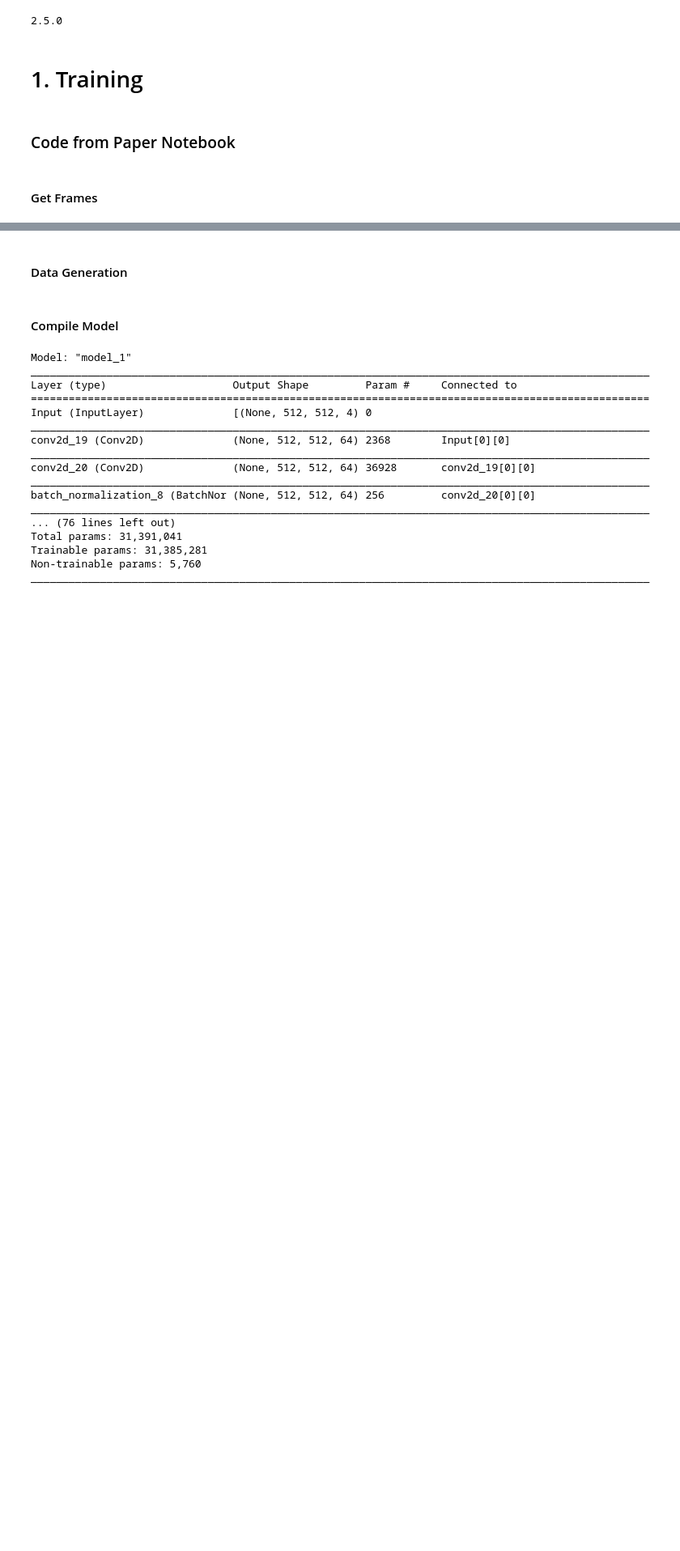
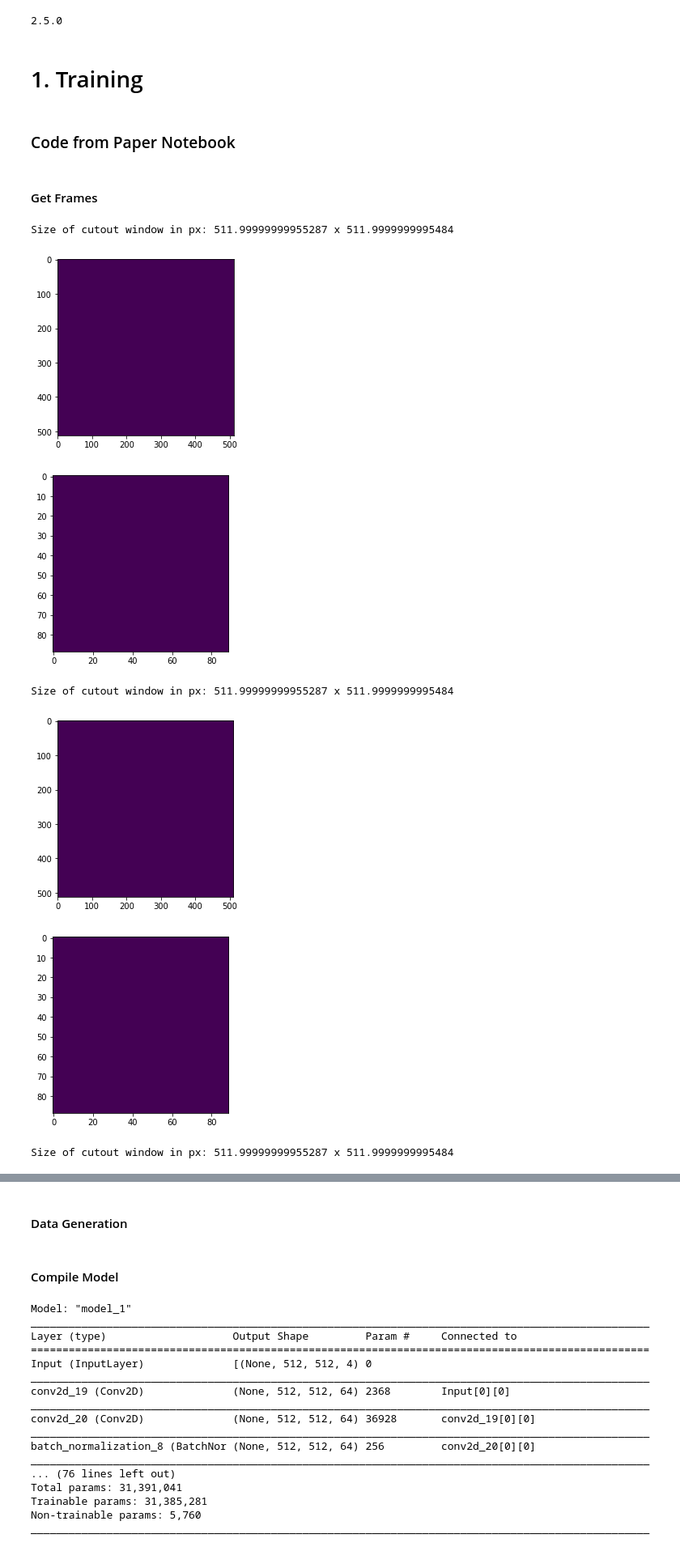
Before and after one commit to lgiesen/DL-Semantic-Segmentation-of-Tree-Stock-in-South-Africa-Using-Satellite-Images, a Jupyter notebook: 3_train_eval_pred.ipynb, the cells around one changed output, grey strips where cells are left out. Shown at 81% size. Saved outputs shown, nothing was run; the diff lists cells and outputs as text; code cells hidden in the pictures; blank space fills up the shorter version.

Commit message:
unclutter: :fire: organize old data inspection

```diff
--- a/3_train_eval_pred.ipynb
+++ b/3_train_eval_pred.ipynb
@@ -51,6 +51,20 @@ InteractiveShell.ast_node_interactivity = "all"
 print(tf.__version__)
 # %% [output]
 2.5.0
+# %%
+from sys import platform
+
+if platform == "linux" or platform == "linux2":
+    path_satellite = "/home/jovyan/work/satellite_data/"
+    path_labels = os.getcwd() + "/1_labeled_data/tif/"
+    cutouts_path = os.getcwd() + "/2_cutouts/"
+elif platform == "darwin":
+    path_data = "/Users/leori/Desktop/BA/1_Data/"
+    path_satellite = path_data + "2_satellite/"
+    path_labels = path_data + "1_labeled_data/tif/"
+    cutouts_path = None
+elif platform == "win32":
+    print("Something went wrong")
 # %%
 from tensorflow.keras import models, layers
 from tensorflow.keras import regularizers
@@ -137,6 +151,8 @@ def UNet(input_shape,input_label_channel, layer_count=64, regularizers = regular
 ### Code from Paper Notebook
 # %% [markdown]
 #### Get Frames
+# %%
+satellite_cutouts, label_cutouts = [], []
 # %%
 def load_cutout(satellite, label):
     # file =  rasterio.open(complete_filepath)
@@ -177,6 +193,9 @@ def load_cutout(satellite, label):
             show(cutout_satellite)
             show(cutout_label)
 
+            satellite_cutouts.append(cutout_satellite)
+            label_cutouts.append(cutout_label)
+
             # adjust cutout window for next iteration (with 32 px overlap to cover trees on the edge)
             # adjust cutout window on the x-axis => move cutout window to the right - the overlap
             left = right - overlap * xRes # use right as a base and move left by the overlap
@@ -190,3 +209,27 @@ def load_cutout(satellite, label):
 
     src_satellite.close()
     src_label.close()
+# %%
+import os.path
+from os.path import isfile, join
+import os
+from os import listdir
+from osgeo import gdal
+import errno
+import numpy as np
+import matplotlib.pyplot as plt
+import rasterio
+from rasterio.plot import show
+from rasterio.windows import from_bounds #Window
+from rasterio.enums import Resampling
+from sys import platform
+
+load_cutout("2629BD_2018.tif", "upper_left-gpgk_with_tif_coord-144dpi-6000scale.tif")
+# %% [output]
+Size of cutout window in px: 511.99999999955287 x 511.9999999995484
+[figure, added]
+[figure, added]
+Size of cutout window in px: 511.99999999955287 x 511.9999999995484
+[figure, added]
+[figure, added]
+Size of cutout window in px: 511.99999999955287 x 511.9999999995484
```
Also changed, not shown: parts of 2 cells of this notebook, 1 other file.
